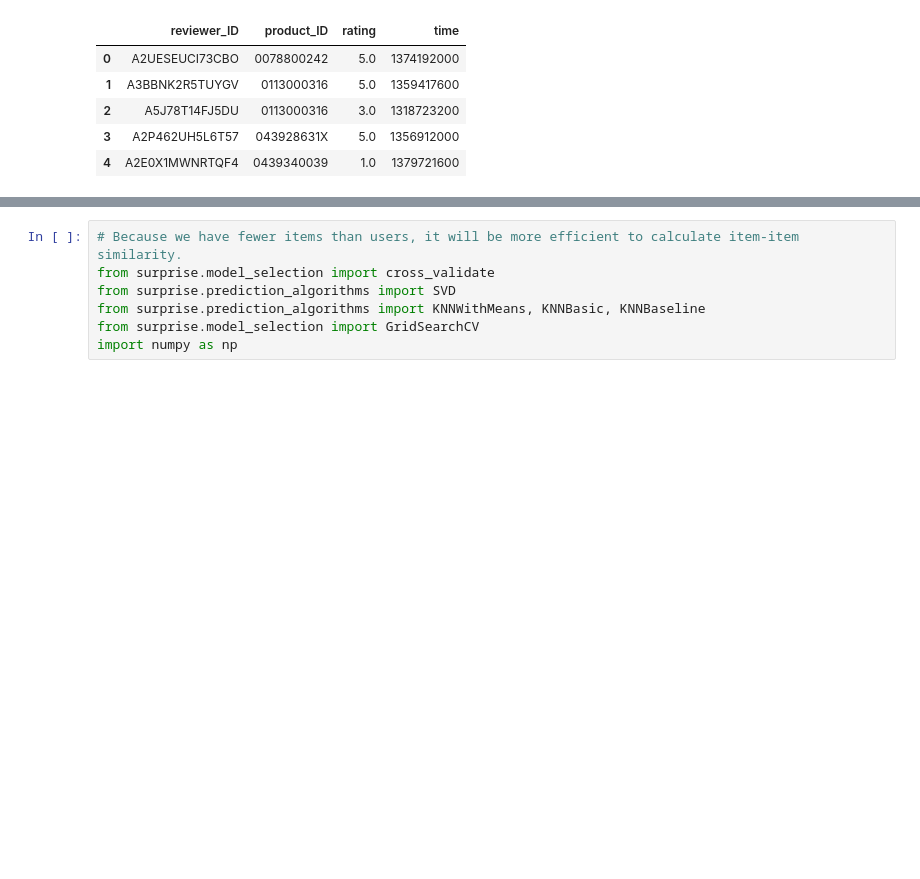
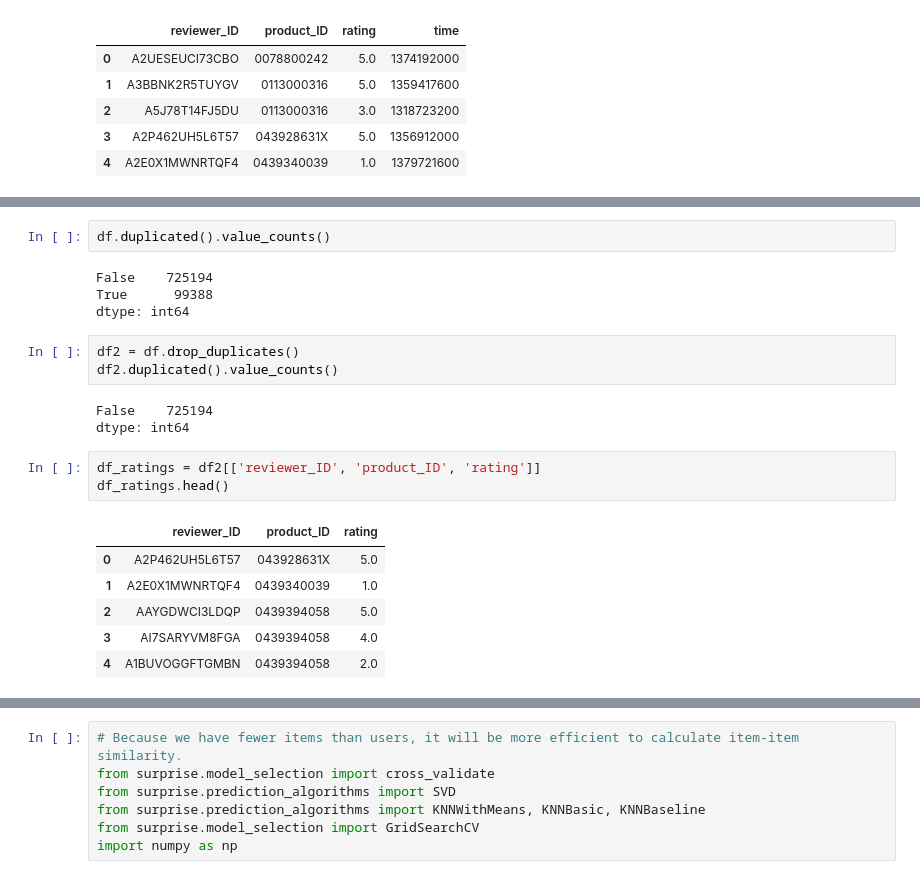
Before and after one commit to VolhaP87/Office_Supplies_Recommendation_System, a Jupyter notebook: Untitled.ipynb, the cells around one changed output, grey strips where cells are left out. Saved outputs shown, nothing was run; the diff lists cells and outputs as text; blank space fills up the shorter version.

```diff
--- a/Untitled.ipynb
+++ b/Untitled.ipynb
@@ -56,0 +95,22 @@ df_new.head()
+# %%
+df.duplicated().value_counts()
+# %% [output]
+False    725194
+True      99388
+dtype: int64
+# %%
+df2 = df.drop_duplicates()
+df2.duplicated().value_counts()
+# %% [output]
+False    725194
+dtype: int64
+# %%
+df_ratings = df2[['reviewer_ID', 'product_ID', 'rating']]
+df_ratings.head()
+# %% [output]
+|  | reviewer_ID | product_ID | rating |
+| 0 | A2P462UH5L6T57 | 043928631X | 5.0 |
+| 1 | A2E0X1MWNRTQF4 | 0439340039 | 1.0 |
+| 2 | AAYGDWCI3LDQP | 0439394058 | 5.0 |
+| 3 | AI7SARYVM8FGA | 0439394058 | 4.0 |
+| 4 | A1BUVOGGFTGMBN | 0439394058 | 2.0 |
```
Also changed, not shown: parts of 64 cells of this notebook.
